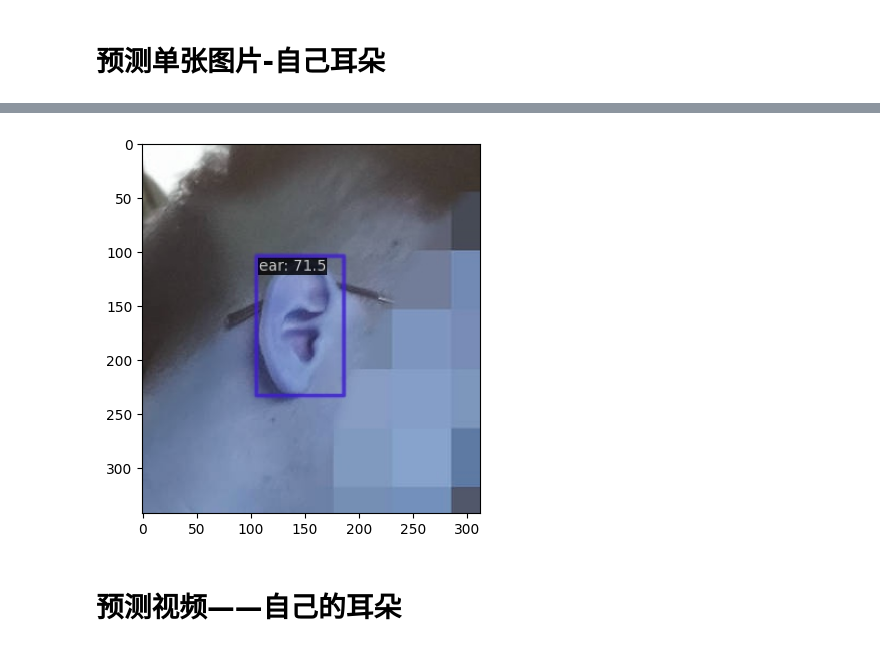
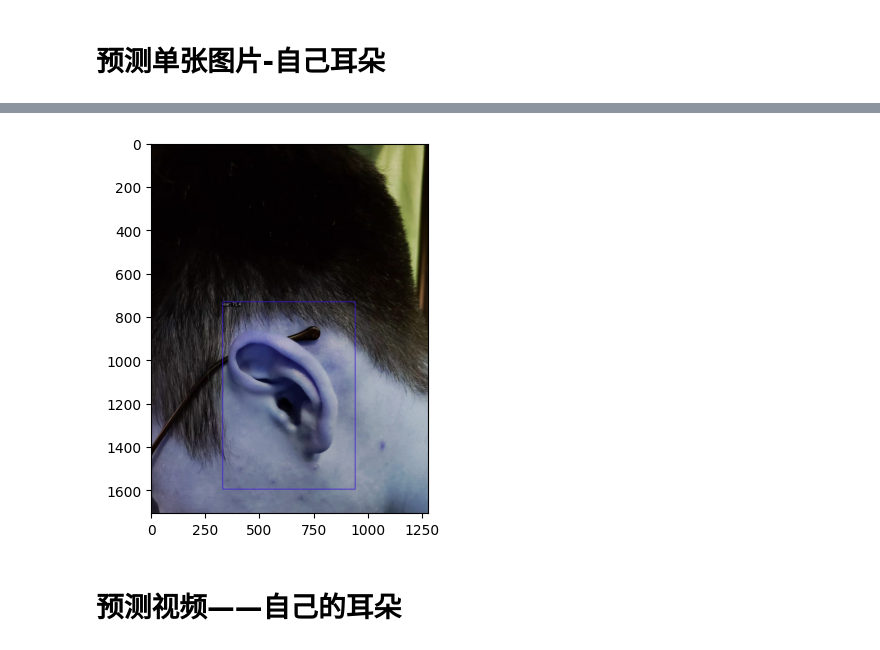
Before and after one commit to MARUIHAN/openmmlabCamp, a Jupyter notebook: 01-mmpose-task/02_predict_rtmdet.ipynb, the cells around one changed output, grey strips where cells are left out. Drawn from its saved outputs; the diff is of its cells as text; code cells hidden in the pictures.

```diff
--- a/01-mmpose-task/02_predict_rtmdet.ipynb
+++ b/01-mmpose-task/02_predict_rtmdet.ipynb
@@ -31,15 +31,15 @@ results have been saved at outputs/
 # %%
 # 查看预测出来的图片
 import cv2
 import matplotlib.pyplot as plt
 
-img=cv2.imread('outputs/vis/myEar.jpg')
+img=cv2.imread('outputs/vis/hxsEar.jpg')
 
 plt.imshow(img)
 
 plt.show()
 # %% [output]
-[figure, old version]
+[figure, new version]
 # %% [markdown]
 # 预测视频——自己的耳朵
 # %%
```
Also changed, not shown: parts of 1 cell of this notebook, 2 other files.
